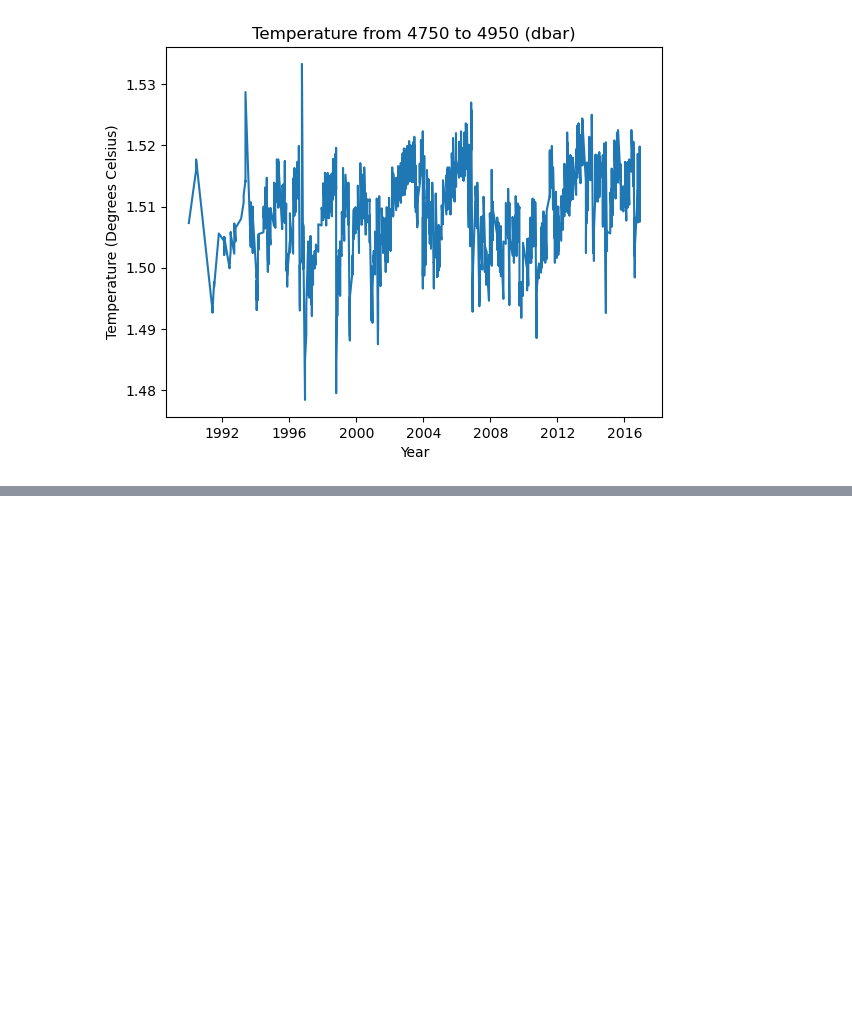
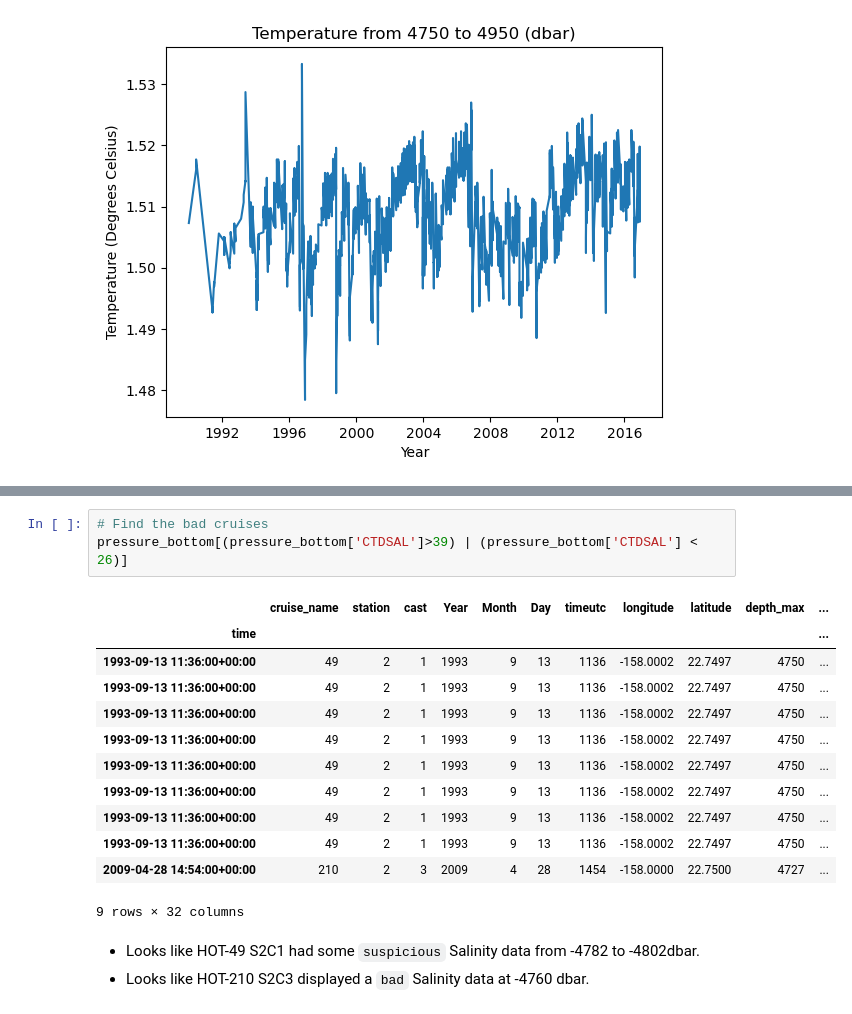
Before and after one commit to fcarvalhopacheco/datacamp-python, a Jupyter notebook: 02.intermediate_python/02.dictionaries.ipynb, the cells around one changed output, grey strips where cells are left out. Saved outputs shown, nothing was run; the diff lists cells and outputs as text; blank space fills up the shorter version.

```diff
--- a/02.intermediate_python/02.dictionaries.ipynb
+++ b/02.intermediate_python/02.dictionaries.ipynb
@@ -316,0 +361,20 @@ plt.show()
+# %%
+# Find the bad cruises
+pressure_bottom[(pressure_bottom['CTDSAL']>39) | (pressure_bottom['CTDSAL'] < 26)]
+# %% [output]
+|  | cruise_name | station | cast | Year | Month | Day | timeutc | longitude | latitude | depth_max | ... |
+| time |  |  |  |  |  |  |  |  |  |  | ... |
+| 1993-09-13 11:36:00+00:00 | 49 | 2 | 1 | 1993 | 9 | 13 | 1136 | -158.0002 | 22.7497 | 4750 | ... |
+| 1993-09-13 11:36:00+00:00 | 49 | 2 | 1 | 1993 | 9 | 13 | 1136 | -158.0002 | 22.7497 | 4750 | ... |
+| 1993-09-13 11:36:00+00:00 | 49 | 2 | 1 | 1993 | 9 | 13 | 1136 | -158.0002 | 22.7497 | 4750 | ... |
+| 1993-09-13 11:36:00+00:00 | 49 | 2 | 1 | 1993 | 9 | 13 | 1136 | -158.0002 | 22.7497 | 4750 | ... |
+| 1993-09-13 11:36:00+00:00 | 49 | 2 | 1 | 1993 | 9 | 13 | 1136 | -158.0002 | 22.7497 | 4750 | ... |
+| 1993-09-13 11:36:00+00:00 | 49 | 2 | 1 | 1993 | 9 | 13 | 1136 | -158.0002 | 22.7497 | 4750 | ... |
+| 1993-09-13 11:36:00+00:00 | 49 | 2 | 1 | 1993 | 9 | 13 | 1136 | -158.0002 | 22.7497 | 4750 | ... |
+| 1993-09-13 11:36:00+00:00 | 49 | 2 | 1 | 1993 | 9 | 13 | 1136 | -158.0002 | 22.7497 | 4750 | ... |
+| 2009-04-28 14:54:00+00:00 | 210 | 2 | 3 | 2009 | 4 | 28 | 1454 | -158.0000 | 22.7500 | 4727 | ... |
+9 rows × 32 columns
+# %% [markdown]
+
+-  Looks like HOT-49 S2C1  had some `suspicious` Salinity data from -4782 to -4802dbar.
+- Looks like HOT-210 S2C3 displayed a `bad` Salinity data at -4760 dbar.
```
Also changed, not shown: parts of 10 cells of this notebook.
